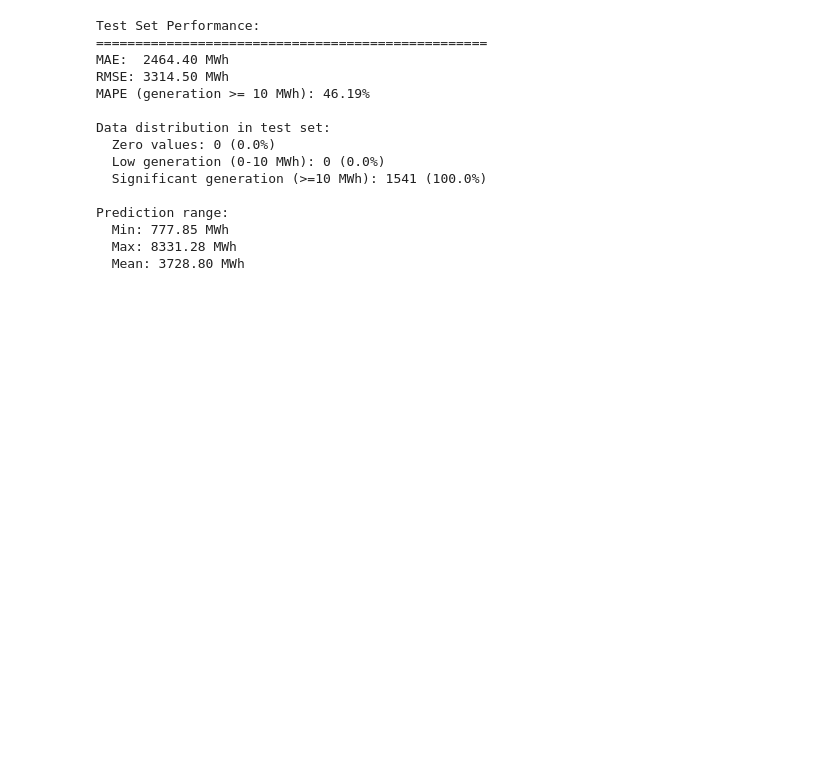
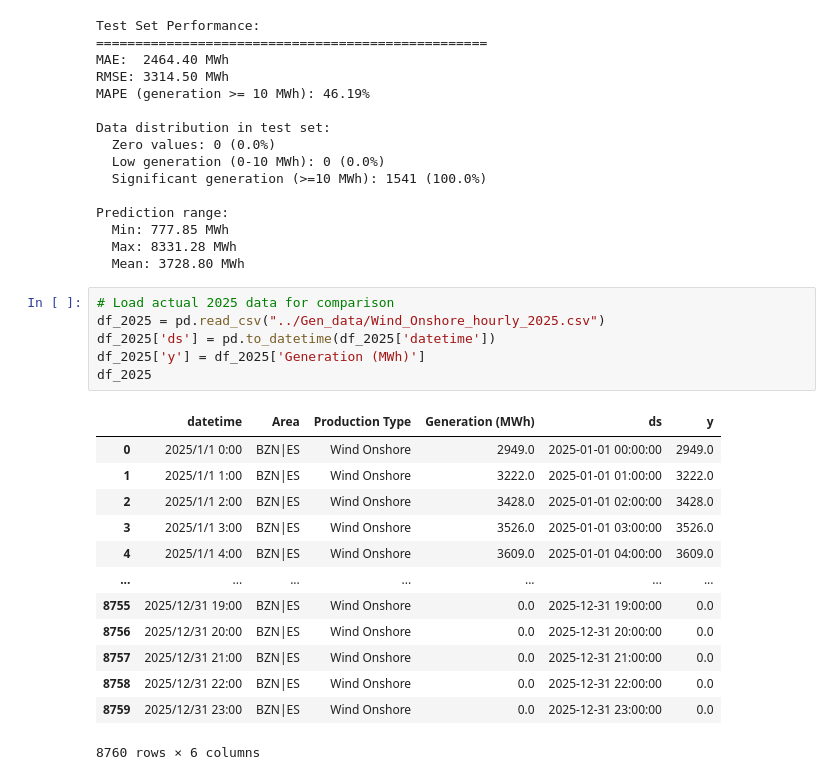
Before and after one commit to sdcastanedaa-max/2025-26-Data-driven, a Jupyter notebook: Prophet/prophet_wind_gen.ipynb, the cells around one changed output. Saved outputs shown, nothing was run; the diff lists cells and outputs as text; blank space fills up the shorter version.

```diff
--- a/Prophet/prophet_wind_gen.ipynb
+++ b/Prophet/prophet_wind_gen.ipynb
@@ -474,4 +474,24 @@ Prediction range:
   Min: 777.85 MWh
   Max: 8331.28 MWh
   Mean: 3728.80 MWh
+# %%
+# Load actual 2025 data for comparison
+df_2025 = pd.read_csv("../Gen_data/Wind_Onshore_hourly_2025.csv")
+df_2025['ds'] = pd.to_datetime(df_2025['datetime'])
+df_2025['y'] = df_2025['Generation (MWh)']
+df_2025
+# %% [output]
+|  | datetime | Area | Production Type | Generation (MWh) | ds | y |
+| 0 | 2025/1/1 0:00 | BZN|ES | Wind Onshore | 2949.0 | 2025-01-01 00:00:00 | 2949.0 |
+| 1 | 2025/1/1 1:00 | BZN|ES | Wind Onshore | 3222.0 | 2025-01-01 01:00:00 | 3222.0 |
+| 2 | 2025/1/1 2:00 | BZN|ES | Wind Onshore | 3428.0 | 2025-01-01 02:00:00 | 3428.0 |
+| 3 | 2025/1/1 3:00 | BZN|ES | Wind Onshore | 3526.0 | 2025-01-01 03:00:00 | 3526.0 |
+| 4 | 2025/1/1 4:00 | BZN|ES | Wind Onshore | 3609.0 | 2025-01-01 04:00:00 | 3609.0 |
+| ... | ... | ... | ... | ... | ... | ... |
+| 8755 | 2025/12/31 19:00 | BZN|ES | Wind Onshore | 0.0 | 2025-12-31 19:00:00 | 0.0 |
+| 8756 | 2025/12/31 20:00 | BZN|ES | Wind Onshore | 0.0 | 2025-12-31 20:00:00 | 0.0 |
+| 8757 | 2025/12/31 21:00 | BZN|ES | Wind Onshore | 0.0 | 2025-12-31 21:00:00 | 0.0 |
+| 8758 | 2025/12/31 22:00 | BZN|ES | Wind Onshore | 0.0 | 2025-12-31 22:00:00 | 0.0 |
+| 8759 | 2025/12/31 23:00 | BZN|ES | Wind Onshore | 0.0 | 2025-12-31 23:00:00 | 0.0 |
+8760 rows × 6 columns
 # %%
```
Also changed, not shown: parts of 2 cells of this notebook, 1 other file.
